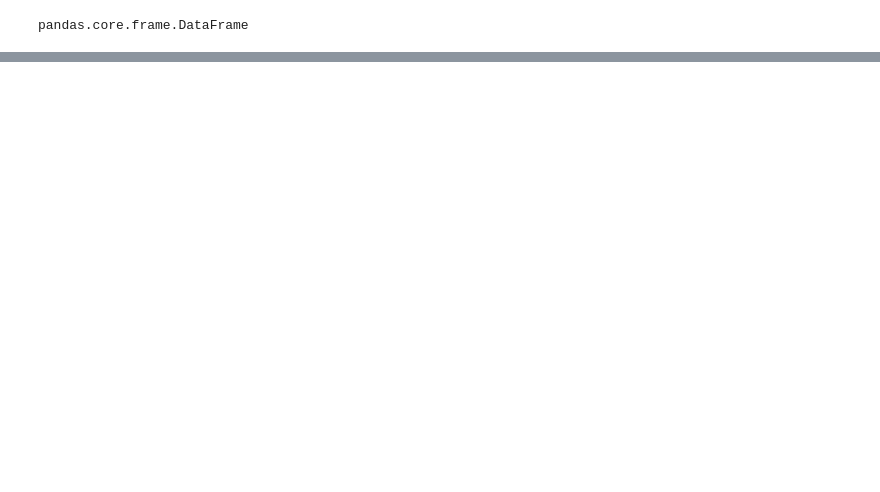
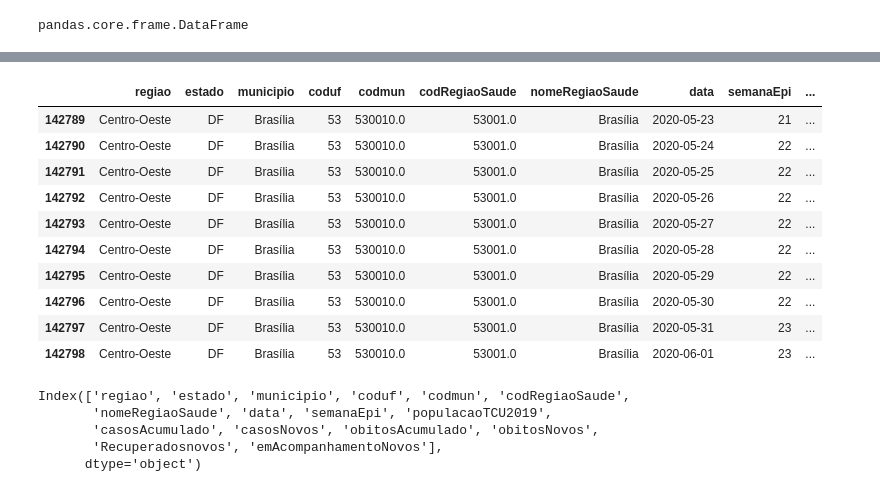
Before and after one commit to PedroIsacS/data_science_aulas, a Jupyter notebook: Pandas.ipynb, the cells around one changed output, grey strips where cells are left out. Drawn from its saved outputs; the diff is of its cells as text; code cells hidden in the pictures; blank space fills up the shorter version.

```diff
--- a/Pandas.ipynb
+++ b/Pandas.ipynb
@@ -14,0 +43,22 @@ pandas.core.frame.DataFrame
+# %%
+dados_covid.tail(10) # '.tail()' para  ver os ultimos registros da tabela, coloquei 10 para mostrar os 10 ultimos registros
+# %% [output]
+|  | regiao | estado | municipio | coduf | codmun | codRegiaoSaude | nomeRegiaoSaude | data | semanaEpi | ... |
+| 142789 | Centro-Oeste | DF | Brasília | 53 | 530010.0 | 53001.0 | Brasília | 2020-05-23 | 21 | ... |
+| 142790 | Centro-Oeste | DF | Brasília | 53 | 530010.0 | 53001.0 | Brasília | 2020-05-24 | 22 | ... |
+| 142791 | Centro-Oeste | DF | Brasília | 53 | 530010.0 | 53001.0 | Brasília | 2020-05-25 | 22 | ... |
+| 142792 | Centro-Oeste | DF | Brasília | 53 | 530010.0 | 53001.0 | Brasília | 2020-05-26 | 22 | ... |
+| 142793 | Centro-Oeste | DF | Brasília | 53 | 530010.0 | 53001.0 | Brasília | 2020-05-27 | 22 | ... |
+| 142794 | Centro-Oeste | DF | Brasília | 53 | 530010.0 | 53001.0 | Brasília | 2020-05-28 | 22 | ... |
+| 142795 | Centro-Oeste | DF | Brasília | 53 | 530010.0 | 53001.0 | Brasília | 2020-05-29 | 22 | ... |
+| 142796 | Centro-Oeste | DF | Brasília | 53 | 530010.0 | 53001.0 | Brasília | 2020-05-30 | 22 | ... |
+| 142797 | Centro-Oeste | DF | Brasília | 53 | 530010.0 | 53001.0 | Brasília | 2020-05-31 | 23 | ... |
+| 142798 | Centro-Oeste | DF | Brasília | 53 | 530010.0 | 53001.0 | Brasília | 2020-06-01 | 23 | ... |
+# %%
+dados_covid.columns #para ver o nome das colunas
+# %% [output]
+Index(['regiao', 'estado', 'municipio', 'coduf', 'codmun', 'codRegiaoSaude',
+       'nomeRegiaoSaude', 'data', 'semanaEpi', 'populacaoTCU2019',
+       'casosAcumulado', 'casosNovos', 'obitosAcumulado', 'obitosNovos',
+       'Recuperadosnovos', 'emAcompanhamentoNovos'],
+      dtype='object')
```
Also changed, not shown: parts of 11 cells of this notebook.
